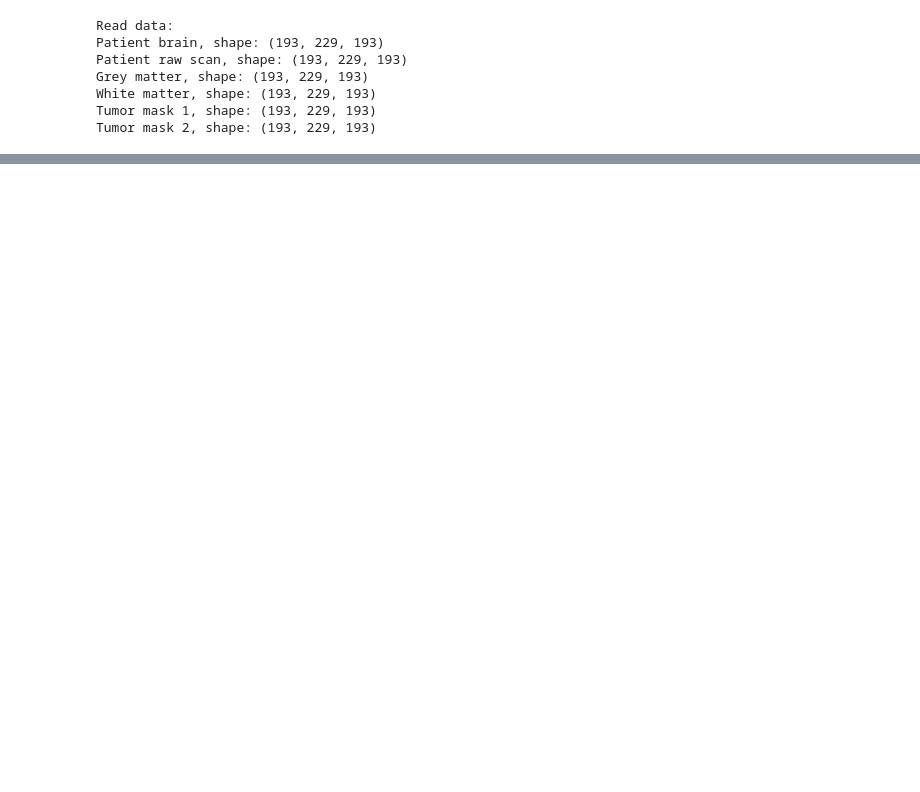
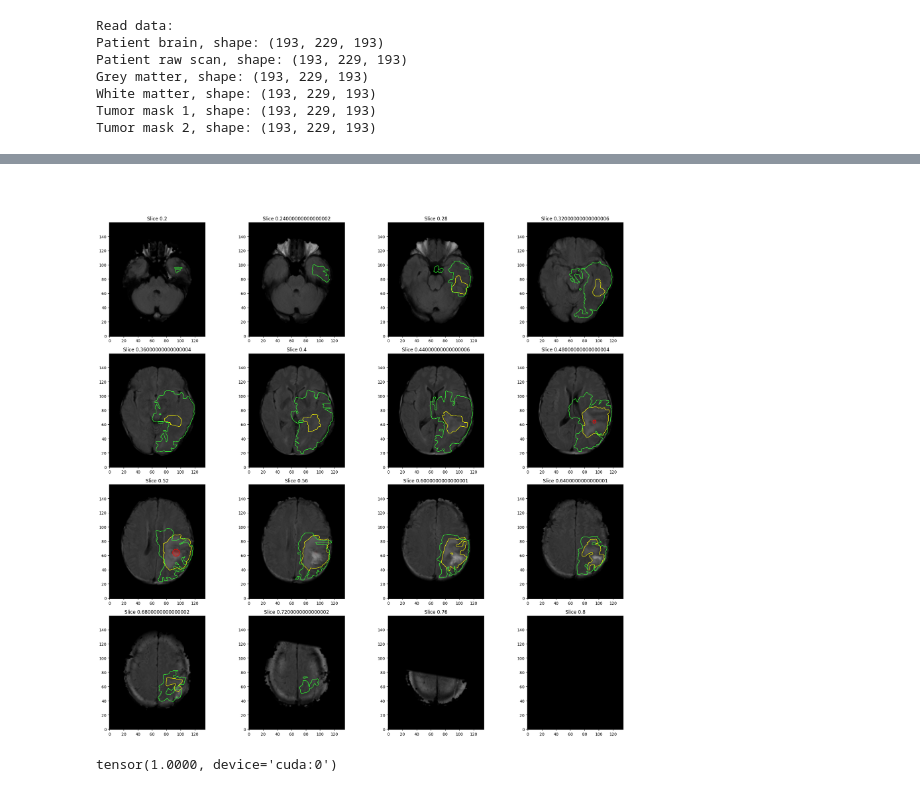
Before and after one commit to mynanshan/TumorPDE, a Jupyter notebook: examples/patient-reconstruct/patient-fd-deform.ipynb, the cells around one changed output, grey strips where cells are left out. Drawn from its saved outputs; the diff is of its cells as text; code cells hidden in the pictures; blank space fills up the shorter version.

```diff
--- a/examples/patient-reconstruct/patient-fd-deform.ipynb
+++ b/examples/patient-reconstruct/patient-fd-deform.ipynb
@@ -157,0 +198,9 @@ _vis_brain_scan(state.tumor_density.detach().cpu().numpy(),
+# %%
+_vis_brain_scan(state.tumor_density.detach().cpu().numpy(),
+                [brain_raw / brain_raw.max()], tumor_list, figsize=(5,5), main_title="")
+# %% [output]
+[figure, added]
+# %%
+pde.matters[0].max()
+# %% [output]
+tensor(1.0000, device='cuda:0')
```
Also changed, not shown: parts of 17 cells of this notebook, 1 other file.
